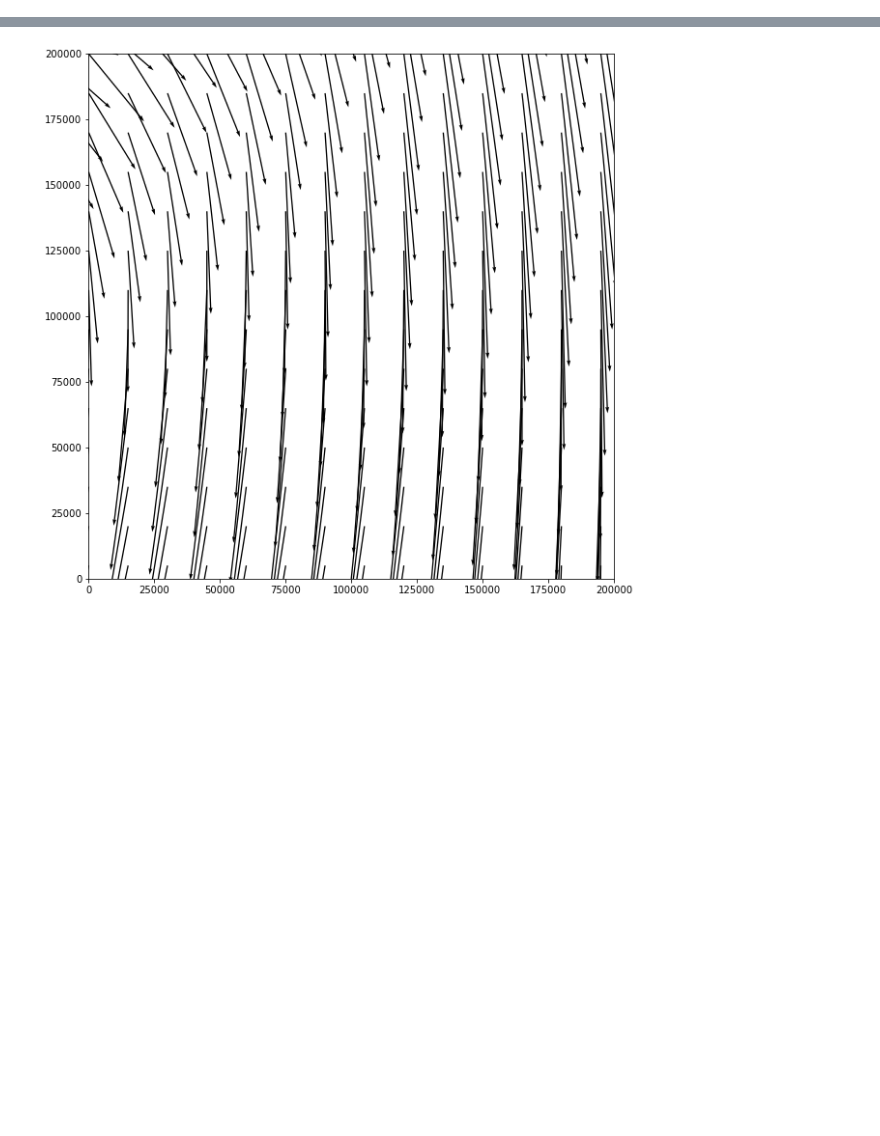
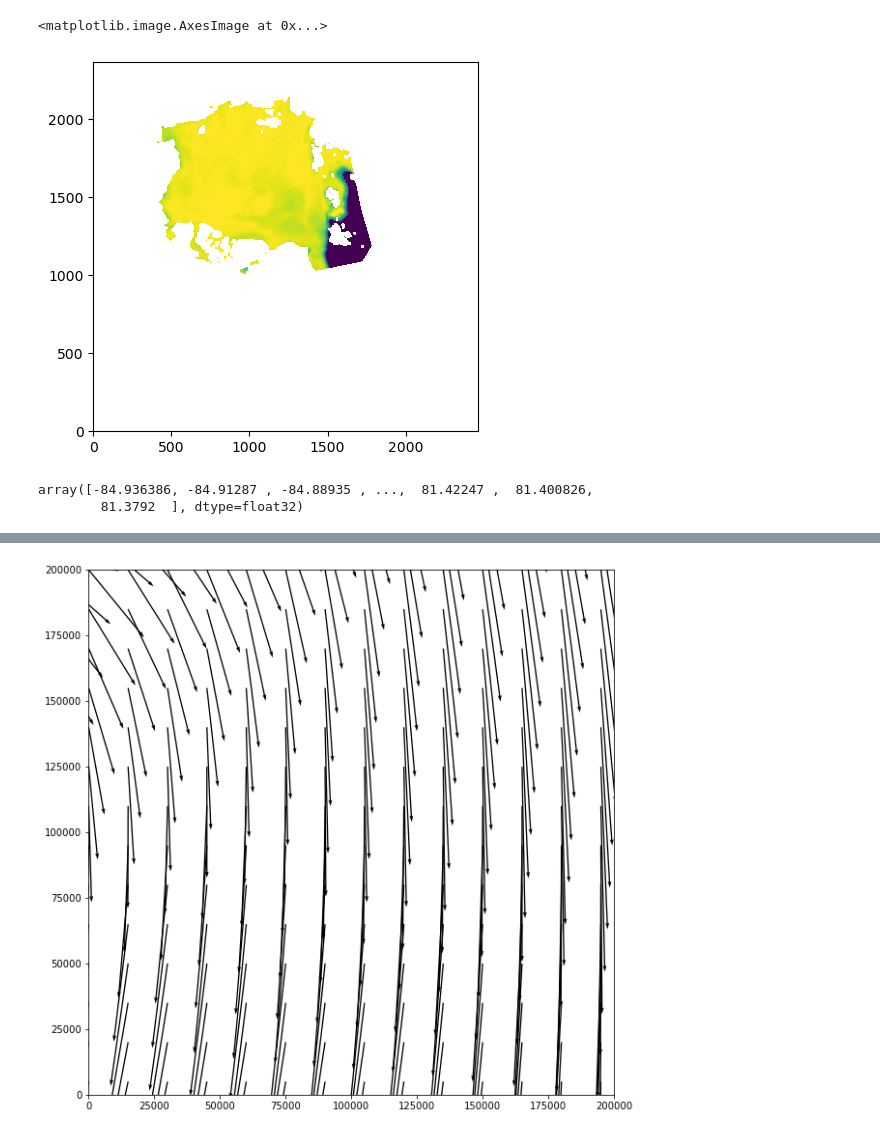
Before and after one commit to nansencenter/nextsim_dynamics_ml, a Jupyter notebook: notebooks/example_open_nextsim_netcdf.ipynb, the cells around one changed output, grey strips where cells are left out. Cells and saved outputs as stored; diff of their text form; code cells hidden in the pictures; blank space fills up the shorter version.

```diff
--- a/example_open_nextsim_netcdf.ipynb
+++ b/notebooks/example_open_nextsim_netcdf.ipynb
@@ -12,0 +40,10 @@ PROJ = pyproj.Proj(proj='stere',  a=6378273, b=6378273, lon_0=-45, lat_0=90, lat
+# %%
+plt.imshow(ds.sic[0,:,:].to_numpy(), origin='lower')
+# %% [output]
+<matplotlib.image.AxesImage at 0x...>
+[figure, added]
+# %%
+ds.longitude.to_numpy().flatten()
+# %% [output]
+array([-84.936386, -84.91287 , -84.88935 , ...,  81.42247 ,  81.400826,
+        81.3792  ], dtype=float32)
```
Also changed, not shown: parts of 6 cells of this notebook, 2 other files.
